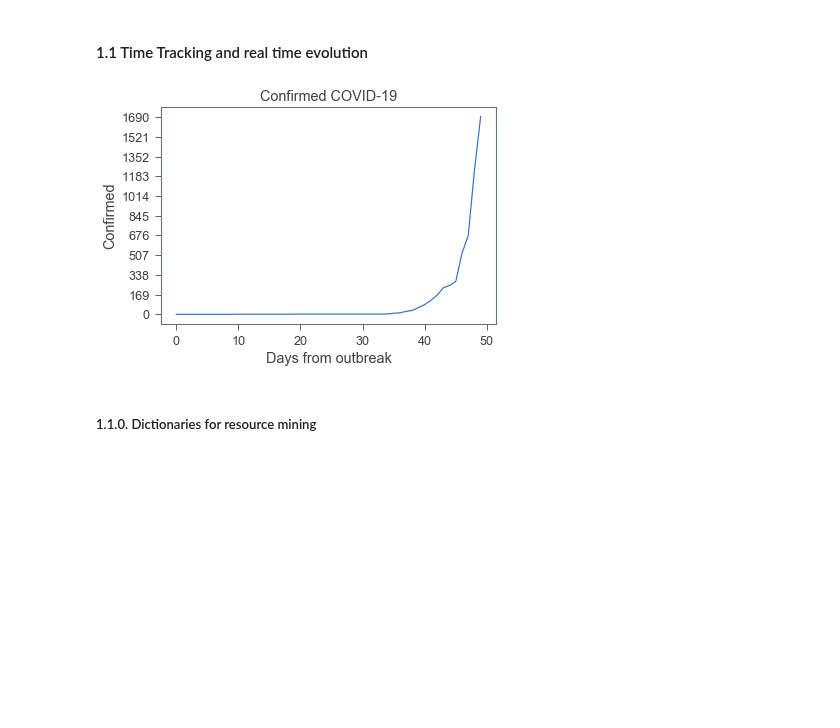
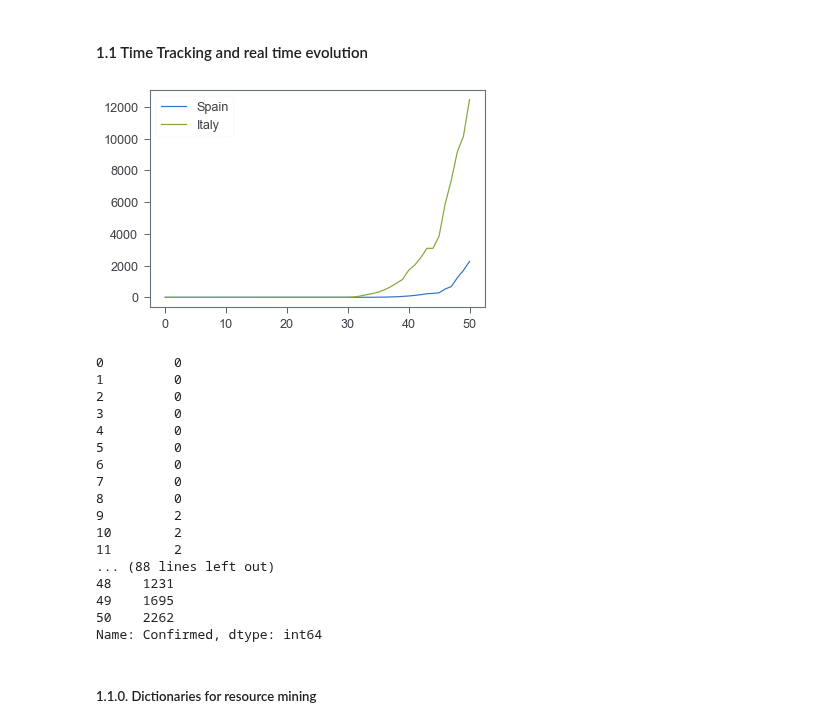
Before and after one commit to DanielGuzmanOlivares/COVID-19, a Jupyter notebook: COVID-19.ipynb, the cells around one changed output. Cells and saved outputs as stored; diff of their text form; code cells hidden in the pictures; blank space fills up the shorter version.

```diff
--- a/COVID-19.ipynb
+++ b/COVID-19.ipynb
@@ -98,32 +98,54 @@ def worldTimeEvolution(): #about 20s
 # %%
 def graphProgression(countryDF,param): #TODO: x axis problem with dates, too messy
     """
     Graphs the progression in time of a given parameter regarding country info
 
     params:
         -countryDF (pandas.DataFrame): info about the country (see timeEvolution or worldTimeEvolution)
         -param (String): "Confirmed" -> confirmed cases of COVID-19 in country
                          "Deaths" -> deaths by COVID-19 in country
                          "Recovered" -> recovered patients in country
 
     """
     x = range(len(countryDF["Date"]))
     y = list(countryDF[param].astype(int))
     plt.plot(x,y)
 
     y_max = max(y)
     if y_max < 10:
         plt.yticks(range(0,max(y)+1,1))
     else:
         plt.yticks(range(0,max(y)+1,max(y)//10))
     plt.title("{} COVID-19".format(param))
     plt.ylabel(param)
     plt.xlabel("Days from outbreak")
     plt.show()
 
-graphProgression(timeEvolution("Spain"),"Confirmed")
+plt.plot(timeEvolution("Spain")["Confirmed"],label="Spain")
+plt.plot(timeEvolution("Italy")["Confirmed"],label="Italy")
+plt.legend()
+plt.show()
+print(timeEvolution("Italy")["Confirmed"])
+print(timeEvolution("Spain")["Confirmed"])
 # %% [output]
-[figure, old version]
+[figure, new version]
+0         0
+1         0
+2         0
+3         0
+4         0
+5         0
+6         0
+7         0
+8         0
+9         2
+10        2
+11        2
+... (88 lines left out)
+48    1231
+49    1695
+50    2262
+Name: Confirmed, dtype: int64
 # %%
 def realTimeEvolution():
     """
```
Also changed, not shown: parts of 3 cells of this notebook, 1 other file.
